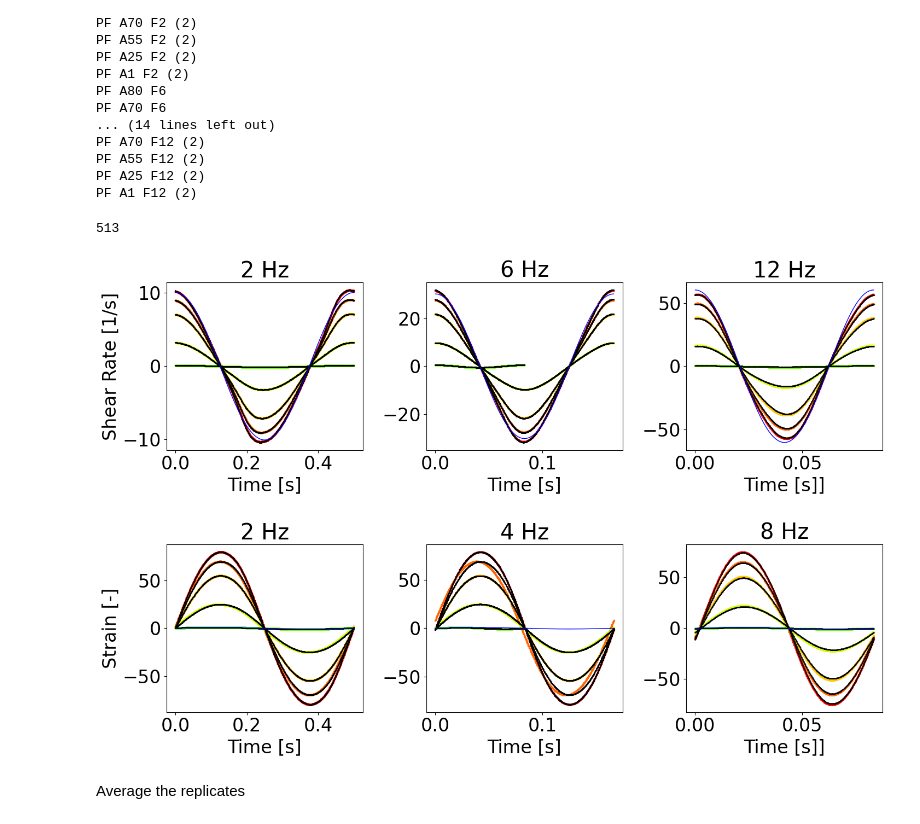
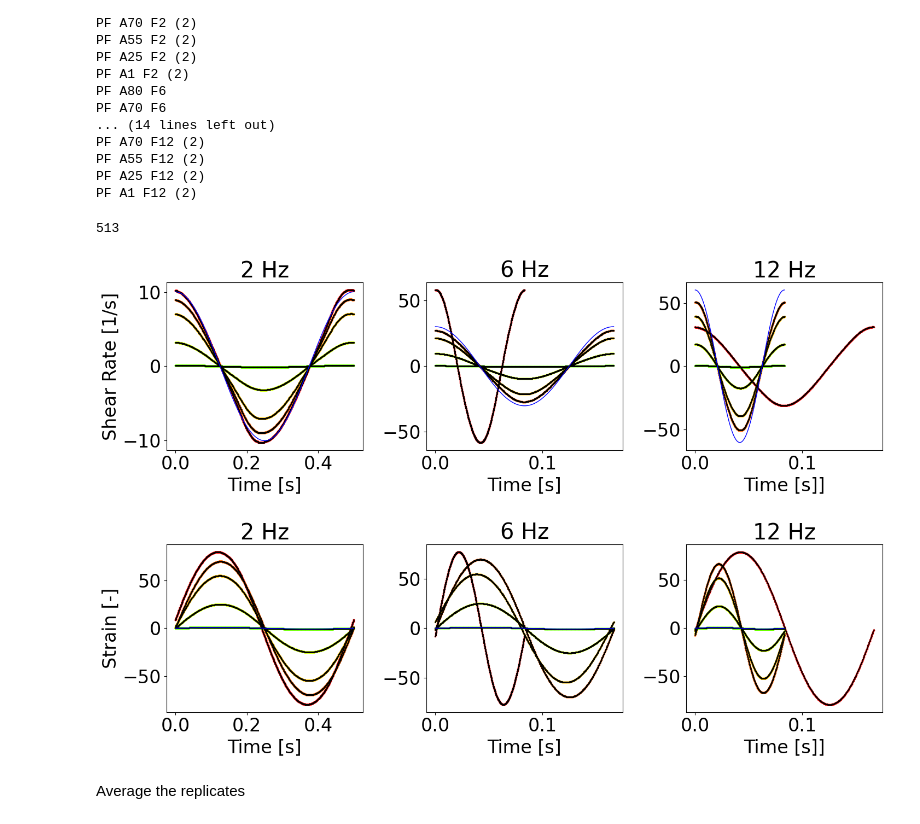
Before and after one commit to yagmurbugday/vdSman_Constitutive_Model_Fitting, a Jupyter notebook: data_reading.ipynb, the cells around one changed output. Drawn from its saved outputs; the diff is of its cells as text; code cells hidden in the pictures.

```diff
--- a/data_reading.ipynb
+++ b/data_reading.ipynb
@@ -119,8 +127,10 @@ std_grw = has 15 elements each  containing 99 elements for each of the stress va
 def remove_nan(arr):
     return [x for x in arr if not (isinstance(x, float) and math.isnan(x))]
 
+print(len(freqvals_frfit))
+
 n_header= 2 #header rows just from the begining to the first data
-n_rows=513*9 #number of data points in the measurement
+n_rows=513*len(freqvals_frfit) #number of data points in the measurement
 rows_btw_data = 7 #number20 of rows between two measurements
 header_list=['Point No.',	'Shear Strain',	'Shear Strain wave',	'Shear Stress',	'Shear Stress wave',\
             'Storage Modulus',	'Loss Modulus',	'Loss Factor',	'Deflection Angle',\
@@ -134,7 +144,7 @@ what_to_collect_time_dep = ['Storage Modulus','Loss Modulus']
 data_exp_frswp_raw = read_data1(n_header, n_rows, header_list, what_to_collect_time_dep,\
                path_read, sheet_name, sample_list, rows_btw_data)
 
-freq = np.logspace(-1,1,9)
+freq = freqvals_frfit
 for i in range(0,len(sample_list)): #replicates
     for l in range(0,len(what_to_collect_time_dep)): #number of cols
         data_exp_frswp_raw[i][l] = remove_nan(data_exp_frswp_raw[i][l])
@@ -374,12 +385,12 @@ sheet_name = ['PF A80 F2',
               'PF A70 F6',
               'PF A55 F6',
               'PF A25 F6',
-              'PF A1 F12',
+              'PF A1 F6',
               'PF A80 F6 (2)',
               'PF A70 F6 (2)',
-              'PF A55 F6 (3)',
+              'PF A55 F6 (2)',
               'PF A25 F6 (2)',
-              'PF A1 F12 (2)',
+              'PF A1 F6 (2)',
               'PF A80 F12',
               'PF A70 F12',
               'PF A55 F12',
@@ -550,7 +561,7 @@ axs[2].plot(t, shrates, marker='o', color='blue', markersize=0, linewidth =1)
 plt.show()
 # %% [output]
 513
-[figure, old version]
+[figure, new version]
 # %%
 # Create a figure and an array of axes with 1 row and 3 columns
 fig, axs = plt.subplots(1, 3, figsize=(15, 5))
@@ -561,8 +572,8 @@ axs[2].set_xlabel('Time [s]]')
 axs[0].set_ylabel('Strain [-]')
 
 axs[0].set_title('2 Hz')
-axs[1].set_title('4 Hz')
-axs[2].set_title('8 Hz')
+axs[1].set_title('6 Hz')
+axs[2].set_title('12 Hz')
 
 
 for i in range(0,5):
@@ -627,34 +638,34 @@ axs[0].plot(t, strains, marker='o', color='blue', markersize=0, linewidth =1)
 freq = 6
 ampl = 80
 t = np.linspace(0,1/freq,ndata_cycle)
 strains = []
 shrates =[]
 for elem in t:
     shrate = ampl/100 * freq*2*math.pi * np.cos(freq*elem*2*math.pi)
 
     strain = ampl/100 * np.sin(freq*elem*2*math.pi)
     strains.append(strain)
     shrates.append(shrate)
 axs[1].plot(t, strains, marker='o', color='blue', markersize=0, linewidth =1)
 
 freq = 12
 ampl = 80
 t = np.linspace(0,1/freq,ndata_cycle)
 strains = []
 shrates =[]
 for elem in t:
     shrate = ampl/100 * freq*2*math.pi * np.cos(freq*elem*2*math.pi)
 
     strain = ampl/100 * np.sin(freq*elem*2*math.pi)
     strains.append(strain)
     shrates.append(shrate)
 axs[2].plot(t, strains, marker='o', color='blue', markersize=0, linewidth =1)
 
 
 # Display the plots
 plt.show()
 # %% [output]
-[figure, old version]
+[figure, new version]
 # %% [markdown]
 Average the replicates
 # %%
```
Also changed, not shown: parts of 11 cells of this notebook, 31 other files.
